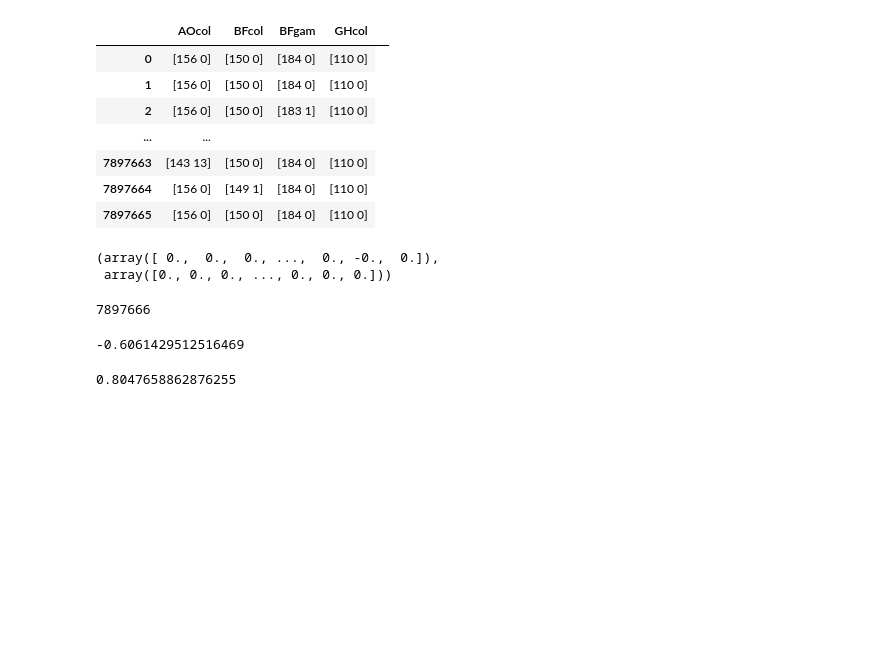
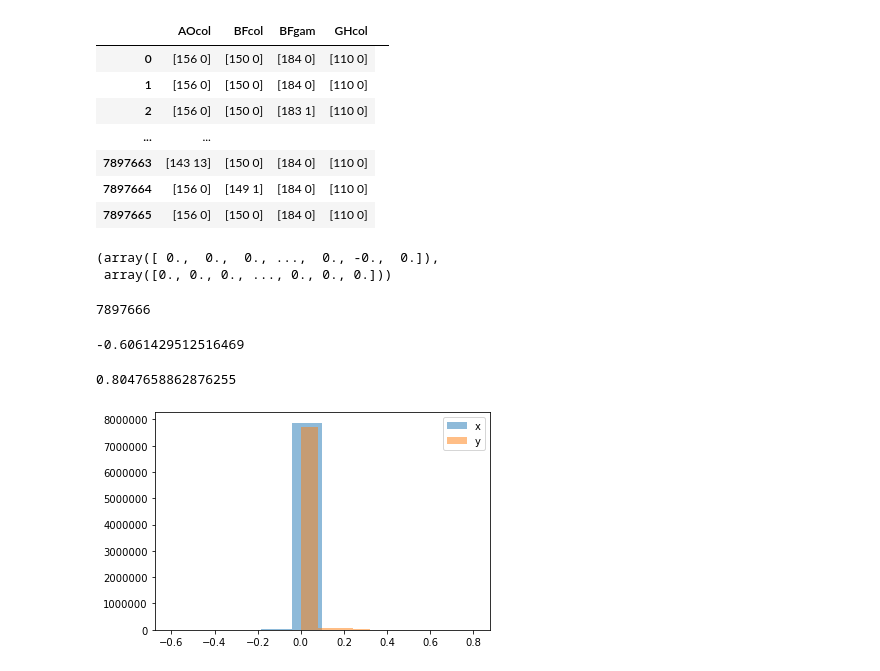
Before and after one commit to randomxsk8/notebooks, a Jupyter notebook: 08212019_ABBABABA_try.ipynb, the cells around one changed output. Saved outputs shown, nothing was run; the diff lists cells and outputs as text; code cells hidden in the pictures; blank space fills up the shorter version.

```diff
--- a/08212019_ABBABABA_try.ipynb
+++ b/08212019_ABBABABA_try.ipynb
@@ -148,3 +158,12 @@ min(abba_3L[0])
 max(abba_3L[0])
 # %% [output]
 0.8047658862876255
+# %%
+x = abba_3L[0]
+y = abba_3L[1]
+pyplot.hist(x, alpha=0.5, label='x')
+pyplot.hist(y, alpha=0.5, label='y')
+pyplot.legend(loc='upper right')
+pyplot.show()
+# %% [output]
+[figure, added]
```
Also changed, not shown: parts of 14 cells of this notebook.
